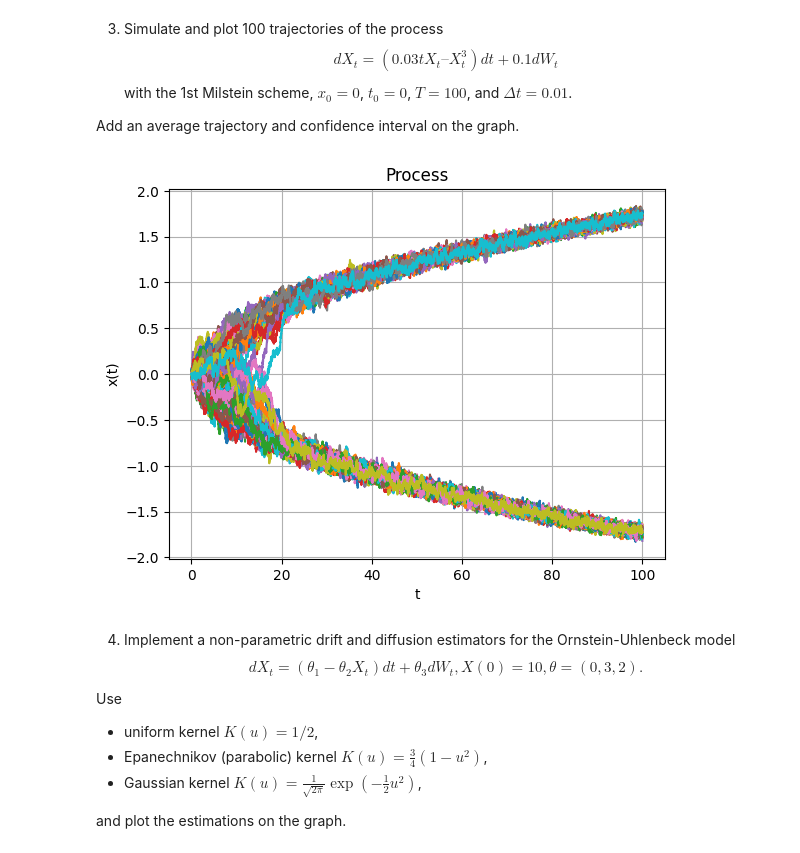
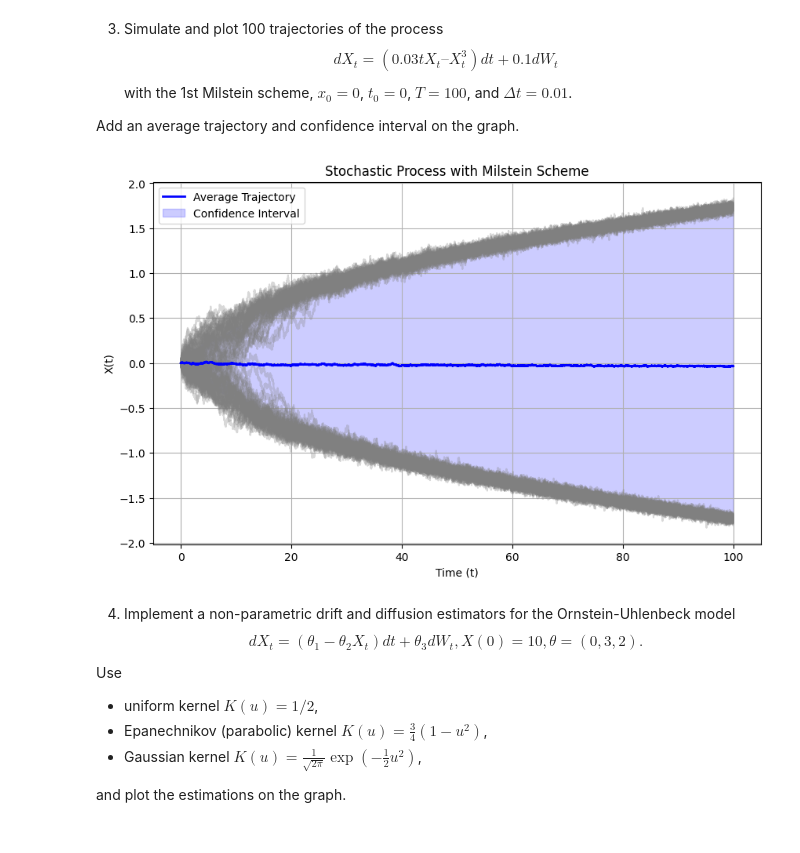
Before and after one commit to JacobTrofimov/Sirius-Magistracy, a Jupyter notebook: SSP/SSP_exam.ipynb, the cells around one changed output. Saved outputs shown, nothing was run; the diff lists cells and outputs as text; code cells hidden in the pictures.

```diff
--- a/SSP/SSP_exam.ipynb
+++ b/SSP/SSP_exam.ipynb
@@ -231,28 +229,46 @@ class StochasticProcessFor3:
 # %%
 Nx = 100
 Nt = 10000
 
 T = 100
 
 params_OU = [1, 1, 0.5]
 params_BSM = [0.3, 0.1]
 params_CIR = [0.4, 0.3, 0.2]
 
 init_state = 0.5 * np.ones(Nx)
 
 Process = StochasticProcessFor3(T=T, Nx=Nx, Nt=Nt)
 
+# Simulate the process
 t_data, x_data = Process.Milstein1Solution()
-plt.plot(t_data, x_data)
 
-plt.title("Process")
-# plt.legend(loc = 'best', fancybox = True, shadow = True)
-plt.xlabel("t")
-plt.ylabel("x(t)")
+# Calculate the average trajectory
+avg_trajectory = np.mean(x_data, axis=1)
+
+# Calculate the confidence interval (1 standard deviation)
+std_trajectory = np.std(x_data, axis=1)
+
+# Plot the trajectories
+plt.figure(figsize=(10, 6))
+for i in range(Nx):
+    plt.plot(t_data, x_data[:, i], color='gray', alpha=0.3)
+
+# Plot the average trajectory
+plt.plot(t_data, avg_trajectory, color='blue', label="Average Trajectory", linewidth=2)
+
+# Plot the confidence interval (1 std deviation)
+plt.fill_between(t_data, avg_trajectory - std_trajectory, avg_trajectory + std_trajectory, color='blue', alpha=0.2, label="Confidence Interval")
+
+# Customize the plot
+plt.title("Stochastic Process with Milstein Scheme")
+plt.xlabel("Time (t)")
+plt.ylabel("X(t)")
+plt.legend(loc="best")
 plt.grid(True)
 plt.show()
 # %% [output]
-[figure, old version]
+[figure, new version]
 # %% [markdown]
 4. Implement a non-parametric drift and diffusion estimators for the Ornstein-Uhlenbeck model
 $$
```
Also changed, not shown: parts of 2 cells of this notebook.
